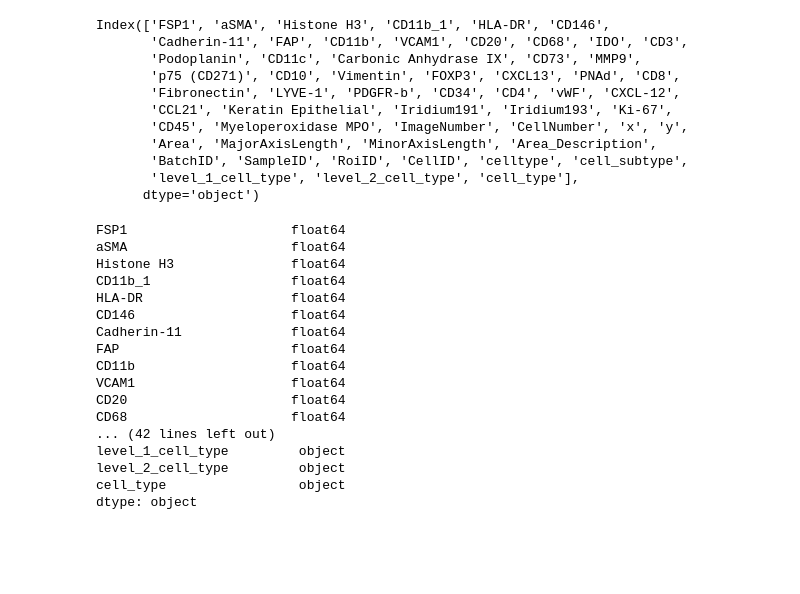
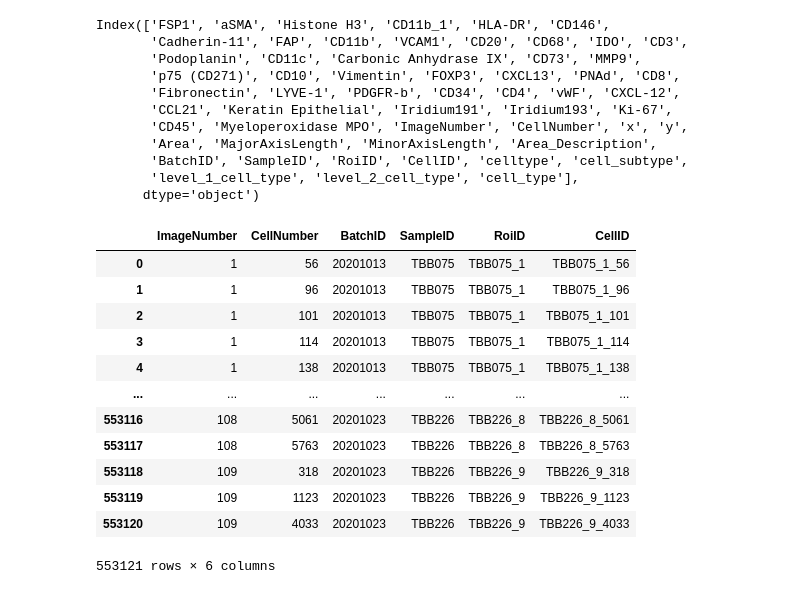
Before and after one commit to SchapiroLabor/spCellEval, a Jupyter notebook: src/preprocessing/datasets/process_breast_fibro_IMC.ipynb, the cells around one changed output. Cells and saved outputs as stored; diff of their text form; code cells hidden in the pictures; blank space fills up the shorter version.

```diff
--- a/src/preprocessing/datasets/process_breast_fibro_IMC.ipynb
+++ b/src/preprocessing/datasets/process_breast_fibro_IMC.ipynb
@@ -150,25 +150,19 @@ Index(['FSP1', 'aSMA', 'Histone H3', 'CD11b_1', 'HLA-DR', 'CD146',
        'BatchID', 'SampleID', 'RoiID', 'CellID', 'celltype', 'cell_subtype',
        'level_1_cell_type', 'level_2_cell_type', 'cell_type'],
       dtype='object')
-# %%
-print(df.dtypes)
-# %% [output]
-FSP1                     float64
-aSMA                     float64
-Histone H3               float64
-CD11b_1                  float64
-HLA-DR                   float64
-CD146                    float64
-Cadherin-11              float64
-FAP                      float64
-CD11b                    float64
-VCAM1                    float64
-CD20                     float64
-CD68                     float64
-... (42 lines left out)
-level_1_cell_type         object
-level_2_cell_type         object
-cell_type                 object
-dtype: object
-# %%
-df[['ImageNumber', 'CellNumber', 'x', 'y', 'BatchID']] = df[['ImageNumber', 'CellNumber', 'x', 'y', 'BatchID']].astype('object')
+# %%
+df[['ImageNumber', 'CellNumber','BatchID', 'SampleID', 'RoiID', 'CellID']]
+# %% [output]
+|  | ImageNumber | CellNumber | BatchID | SampleID | RoiID | CellID |
+| 0 | 1 | 56 | 20201013 | TBB075 | TBB075_1 | TBB075_1_56 |
+| 1 | 1 | 96 | 20201013 | TBB075 | TBB075_1 | TBB075_1_96 |
+| 2 | 1 | 101 | 20201013 | TBB075 | TBB075_1 | TBB075_1_101 |
+| 3 | 1 | 114 | 20201013 | TBB075 | TBB075_1 | TBB075_1_114 |
+| 4 | 1 | 138 | 20201013 | TBB075 | TBB075_1 | TBB075_1_138 |
+| ... | ... | ... | ... | ... | ... | ... |
+| 553116 | 108 | 5061 | 20201023 | TBB226 | TBB226_8 | TBB226_8_5061 |
+| 553117 | 108 | 5763 | 20201023 | TBB226 | TBB226_8 | TBB226_8_5763 |
+| 553118 | 109 | 318 | 20201023 | TBB226 | TBB226_9 | TBB226_9_318 |
+| 553119 | 109 | 1123 | 20201023 | TBB226 | TBB226_9 | TBB226_9_1123 |
+| 553120 | 109 | 4033 | 20201023 | TBB226 | TBB226_9 | TBB226_9_4033 |
+553121 rows × 6 columns
```
Also changed, not shown: parts of 3 cells of this notebook, 9 other files.
